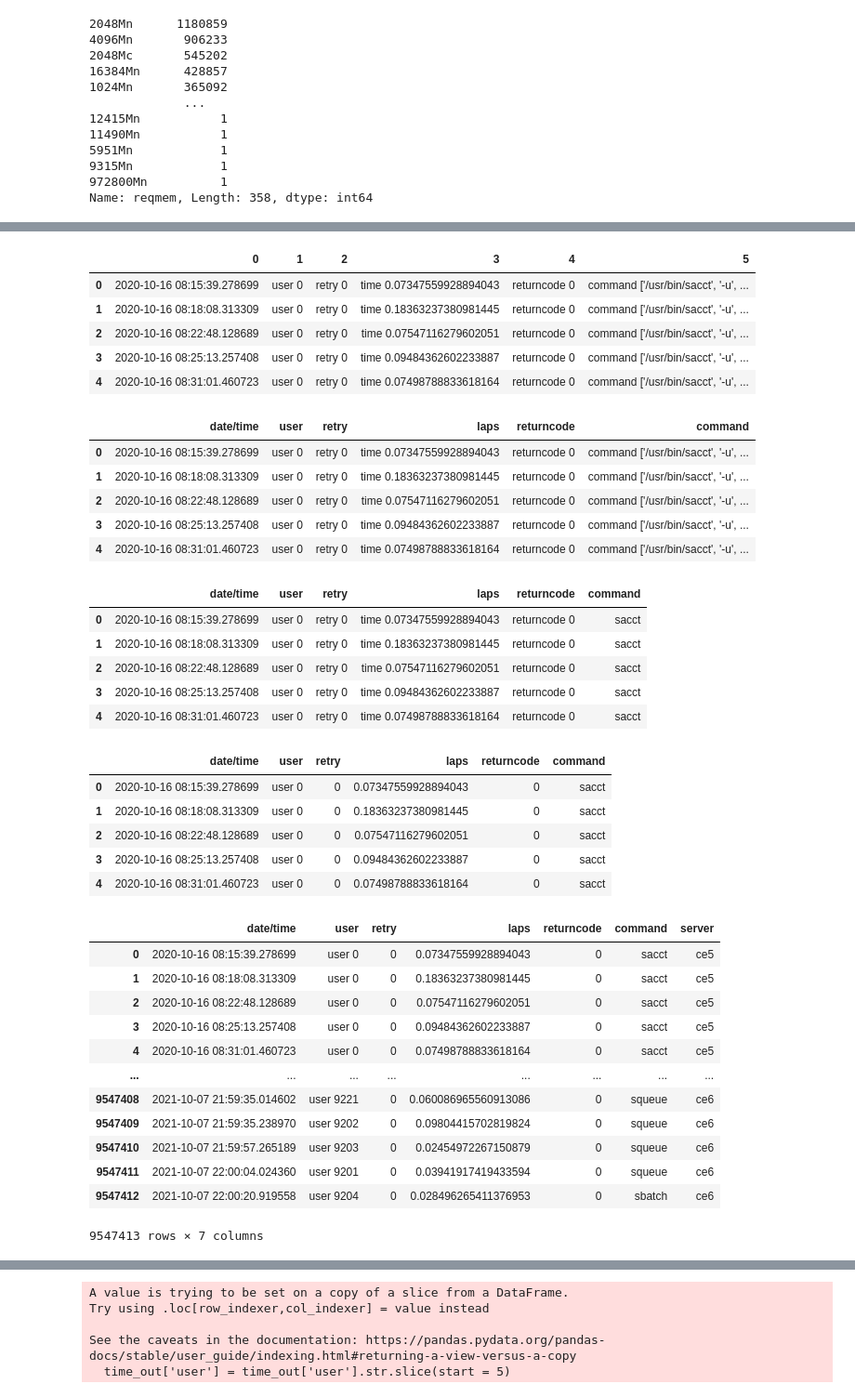
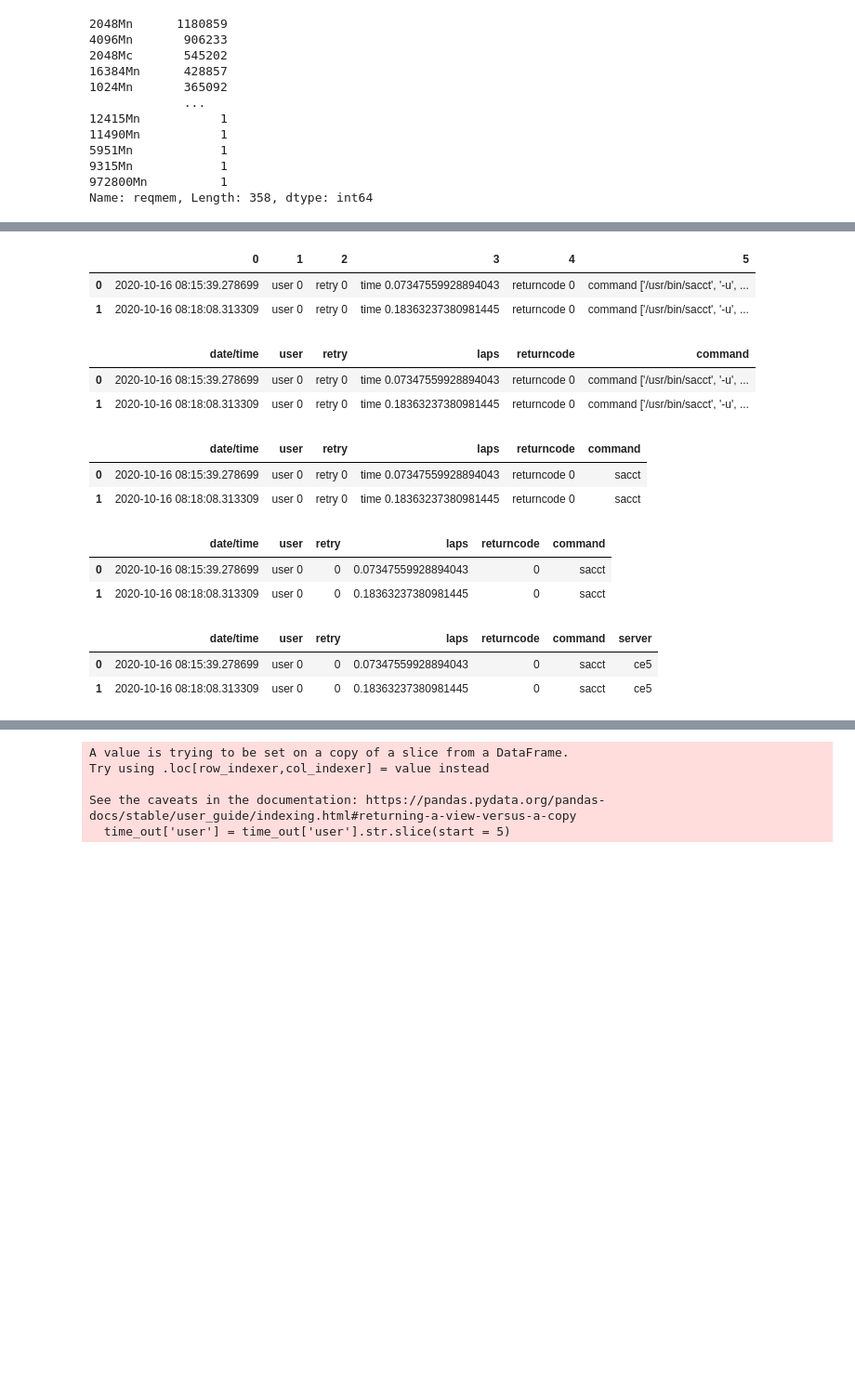
Before and after one commit to nedatahe/accre-candy-corn, a Jupyter notebook: notebooks/ACCRE.ipynb, the cells around one changed output, grey strips where cells are left out. Shown: that part at 93% size. Cells and saved outputs as stored; diff of their text form; code cells hidden in the pictures; blank space fills up the shorter version.

```diff
--- a/notebooks/ACCRE.ipynb
+++ b/notebooks/ACCRE.ipynb
@@ -232,47 +250,35 @@ KeyboardInterrupt:
 # %%
-ce5.head()
+ce5.head(2)
 # %% [output]
 |  | 0 | 1 | 2 | 3 | 4 | 5 |
 | 0 | 2020-10-16 08:15:39.278699 | user 0 | retry 0 | time 0.07347559928894043 | returncode 0 | command ['/usr/bin/sacct', '-u', ... |
 | 1 | 2020-10-16 08:18:08.313309 | user 0 | retry 0 | time 0.18363237380981445 | returncode 0 | command ['/usr/bin/sacct', '-u', ... |
-| 2 | 2020-10-16 08:22:48.128689 | user 0 | retry 0 | time 0.07547116279602051 | returncode 0 | command ['/usr/bin/sacct', '-u', ... |
-| 3 | 2020-10-16 08:25:13.257408 | user 0 | retry 0 | time 0.09484362602233887 | returncode 0 | command ['/usr/bin/sacct', '-u', ... |
-| 4 | 2020-10-16 08:31:01.460723 | user 0 | retry 0 | time 0.07498788833618164 | returncode 0 | command ['/usr/bin/sacct', '-u', ... |
 # %%
 #change column names
 ce5 = ce5.rename(columns = {0:'date/time', 1:'user', 2:'retry', 3: 'laps', 4: 'returncode', 5: 'command'})
-ce5.head()
+ce5.head(2)
 # %% [output]
 |  | date/time | user | retry | laps | returncode | command |
 | 0 | 2020-10-16 08:15:39.278699 | user 0 | retry 0 | time 0.07347559928894043 | returncode 0 | command ['/usr/bin/sacct', '-u', ... |
 | 1 | 2020-10-16 08:18:08.313309 | user 0 | retry 0 | time 0.18363237380981445 | returncode 0 | command ['/usr/bin/sacct', '-u', ... |
-| 2 | 2020-10-16 08:22:48.128689 | user 0 | retry 0 | time 0.07547116279602051 | returncode 0 | command ['/usr/bin/sacct', '-u', ... |
-| 3 | 2020-10-16 08:25:13.257408 | user 0 | retry 0 | time 0.09484362602233887 | returncode 0 | command ['/usr/bin/sacct', '-u', ... |
-| 4 | 2020-10-16 08:31:01.460723 | user 0 | retry 0 | time 0.07498788833618164 | returncode 0 | command ['/usr/bin/sacct', '-u', ... |
 # %%
 #clean the columns
 ce5['command'] = ce5['command'].str.extract('\[\'\/usr\/bin\/([a-zA-Z]*)')
-ce5.head()
+ce5.head(2)
 # %% [output]
 |  | date/time | user | retry | laps | returncode | command |
 | 0 | 2020-10-16 08:15:39.278699 | user 0 | retry 0 | time 0.07347559928894043 | returncode 0 | sacct |
 | 1 | 2020-10-16 08:18:08.313309 | user 0 | retry 0 | time 0.18363237380981445 | returncode 0 | sacct |
-| 2 | 2020-10-16 08:22:48.128689 | user 0 | retry 0 | time 0.07547116279602051 | returncode 0 | sacct |
-| 3 | 2020-10-16 08:25:13.257408 | user 0 | retry 0 | time 0.09484362602233887 | returncode 0 | sacct |
-| 4 | 2020-10-16 08:31:01.460723 | user 0 | retry 0 | time 0.07498788833618164 | returncode 0 | sacct |
 # %%
 ce5['user'].str.slice(start = 5)
 ce5['retry'] = ce5['retry'].str.slice(start = 6)
 ce5['laps'] = ce5['laps'].str.slice(start = 5)
 ce5['returncode'] = ce5['returncode'].str.slice(start = 11)
-ce5.head()
+ce5.head(2)
 # %% [output]
 |  | date/time | user | retry | laps | returncode | command |
 | 0 | 2020-10-16 08:15:39.278699 | user 0 | 0 | 0.07347559928894043 | 0 | sacct |
 | 1 | 2020-10-16 08:18:08.313309 | user 0 | 0 | 0.18363237380981445 | 0 | sacct |
-| 2 | 2020-10-16 08:22:48.128689 | user 0 | 0 | 0.07547116279602051 | 0 | sacct |
-| 3 | 2020-10-16 08:25:13.257408 | user 0 | 0 | 0.09484362602233887 | 0 | sacct |
-| 4 | 2020-10-16 08:31:01.460723 | user 0 | 0 | 0.07498788833618164 | 0 | sacct |
 # %%
 ce5.to_csv('ce5', index = False) #ignore previous indices
 # %%
@@ -296,21 +302,11 @@ ce6['server'] = 'ce6'
 # %%
 #concatinate the two DFs
 ce5_ce6 = pd.concat([ce5, ce6]).reset_index(drop = True) #get rid of old indices
-ce5_ce6
+ce5_ce6.head(2)
 # %% [output]
 |  | date/time | user | retry | laps | returncode | command | server |
 | 0 | 2020-10-16 08:15:39.278699 | user 0 | 0 | 0.07347559928894043 | 0 | sacct | ce5 |
 | 1 | 2020-10-16 08:18:08.313309 | user 0 | 0 | 0.18363237380981445 | 0 | sacct | ce5 |
-| 2 | 2020-10-16 08:22:48.128689 | user 0 | 0 | 0.07547116279602051 | 0 | sacct | ce5 |
-| 3 | 2020-10-16 08:25:13.257408 | user 0 | 0 | 0.09484362602233887 | 0 | sacct | ce5 |
-| 4 | 2020-10-16 08:31:01.460723 | user 0 | 0 | 0.07498788833618164 | 0 | sacct | ce5 |
-| ... | ... | ... | ... | ... | ... | ... | ... |
-| 9547408 | 2021-10-07 21:59:35.014602 | user 9221 | 0 | 0.060086965560913086 | 0 | squeue | ce6 |
-| 9547409 | 2021-10-07 21:59:35.238970 | user 9202 | 0 | 0.09804415702819824 | 0 | squeue | ce6 |
-| 9547410 | 2021-10-07 21:59:57.265189 | user 9203 | 0 | 0.02454972267150879 | 0 | squeue | ce6 |
-| 9547411 | 2021-10-07 22:00:04.024360 | user 9201 | 0 | 0.03941917419433594 | 0 | squeue | ce6 |
-| 9547412 | 2021-10-07 22:00:20.919558 | user 9204 | 0 | 0.028496265411376953 | 0 | sbatch | ce6 |
-9547413 rows × 7 columns
 # %%
 #.astype(float) gave an error, but this did not:
 ce5_ce6['laps'] = pd.to_numeric(ce5_ce6['laps'],errors='coerce') # coerce will replace all non-numeric values with NaN
```
Also changed, not shown: parts of 48 cells of this notebook.
